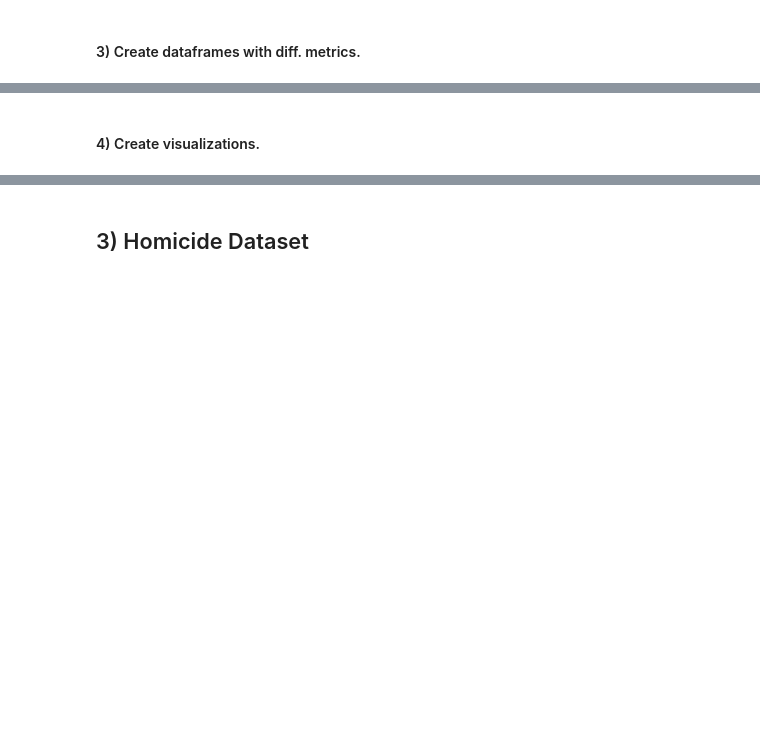
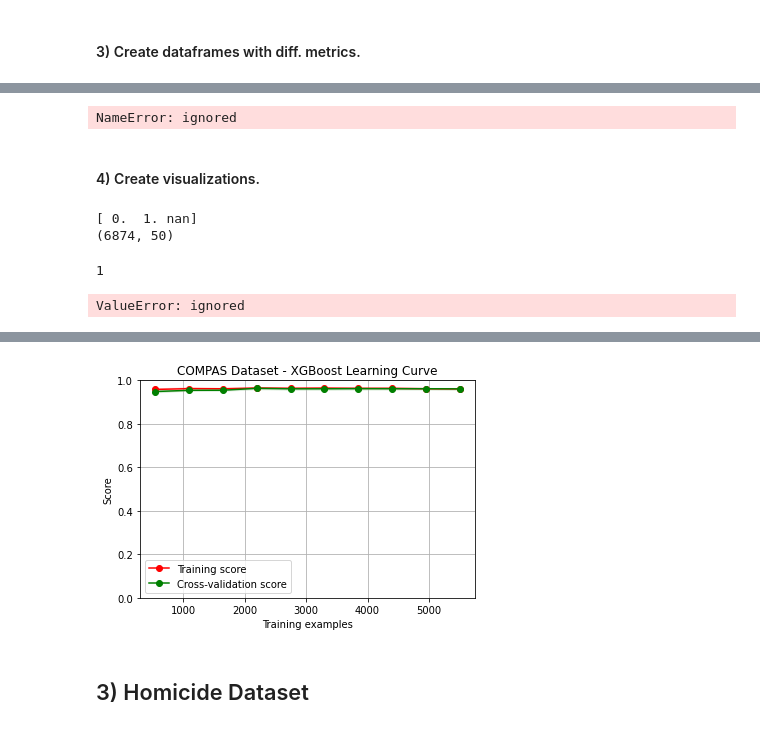
Before and after one commit to NilsBahr94/Master_Thesis_Algorithmic-Bias-in-AI, a Jupyter notebook: Master_Thesis_Algorithmic_Bias_Analysis.ipynb, the cells around one changed output, grey strips where cells are left out. Cells and saved outputs as stored; diff of their text form; code cells hidden in the pictures; blank space fills up the shorter version.

```diff
--- a/Master_Thesis_Algorithmic_Bias_Analysis.ipynb
+++ b/Master_Thesis_Algorithmic_Bias_Analysis.ipynb
@@ -1552,3 +1172,0 @@ df_compas.head(n=5)
-# %%
-# Drop unnecessary columns
-df_compas = df_compas.drop(['id', 'name', 'age_cat'], axis=1)
@@ -1614,8 +1216,8 @@ Problem with the COMPAS dataset is that sample size disparity is quite different
 # %%
 # Execute preprocessing function
 df_compas_train_input, df_compas_train_label = fair_preprocess(data = df_compas,
-                                                               label = "two_year_recid",
-                                                               neg_class = 0.0,
-                                                               pos_class = 1.0)
+                                                               label = "two year recid",
+                                                               neg_class = 0,
+                                                               pos_class = 1)
 # %% [markdown]
 #### 1) Define Hyperparameters.
@@ -1665,10 +1315,53 @@ results_df_compas = metrics_to_df(list_dfs=list_dfs_compas, label = label, model
+# %%
+# Save metrics csv
+
+results_df_compas.to_csv("df_compas_metrics.csv")
+from google.colab import files
+files.download("df_compas_metrics.csv")
+# %% [output]
+NameError: ignored
 # %% [markdown]
 #### 4) Create visualizations.
+# %%
+print(df_compas["two year recid"].unique())
+print(df_compas.shape)
+df_compas["two year recid"].isna().sum()
+# %% [output]
+[ 0.  1. nan]
+(6874, 50)
+1
+# %%
+# Get Feature Importance
+from numpy import loadtxt
+from xgboost import XGBClassifier
+from xgboost import plot_importance
+from matplotlib import pyplot
+
+compas_model = XGBClassifier(base_score=0.5, booster='gbtree', colsample_bylevel=1,
+              colsample_bynode=1, colsample_bytree=1, gamma=0,
+              learning_rate=0.3, max_delta_step=0, max_depth=1,
+              min_child_weight=1, missing=None, n_estimators=10, n_jobs=1,
+              nthread=4, objective='binary:logistic', random_state=0,
+              reg_alpha=0, reg_lambda=1.2, scale_pos_weight=1, seed=None,
+              silent=None, subsample=1, verbosity=1)
+compas_model.fit(df_compas_train_input, df_compas_train_label)
+plot_importance(compas_model)
+pyplot.show()
+# %% [output]
+ValueError: ignored
 # %%
 # B: Learning Curve Function from scikit learn
 from sklearn.metrics import make_scorer
 from sklearn.metrics import f1_score
 from matplotlib.pyplot import figure
+
+compas_model = XGBClassifier(base_score=0.5, booster='gbtree', colsample_bylevel=1,
+              colsample_bynode=1, colsample_bytree=1, gamma=0,
+              learning_rate=0.3, max_delta_step=0, max_depth=1,
+              min_child_weight=1, missing=None, n_estimators=50, n_jobs=1,
+              nthread=4, objective='binary:logistic', random_state=0,
+              reg_alpha=0, reg_lambda=1.2, scale_pos_weight=1, seed=None,
+              silent=None, subsample=1, verbosity=1)
 
 # Define arguments
 f1 = make_scorer(f1_score)
@@ -1676,10 +1369,11 @@ f1 = make_scorer(f1_score)
 df_compas_train_input = pd.get_dummies(df_compas_train_input)
 
 # Plot actual learning curve
-plot_learning_curve(estimator = model,
-                    title = "COMPAS Dataset - Random Forest Learning Curve",
+plot_learning_curve(estimator = compas_model,
+                    title = "COMPAS Dataset - XGBoost Learning Curve",
                     X = df_compas_train_input, y = df_compas_train_label,
                     cv = 5,
                     scoring = f1,
                     ylim = (0, 1),
                     train_sizes = np.linspace(.1, 1.0, 10))
+# %% [output]
@@ -1686,3 +1381,4 @@ plot_learning_curve(estimator = model,
+[figure, added]
 # %%
 min_metrics_line_chart(results_df_compas)
 # %%
```
Also changed, not shown: parts of 167 cells of this notebook.
